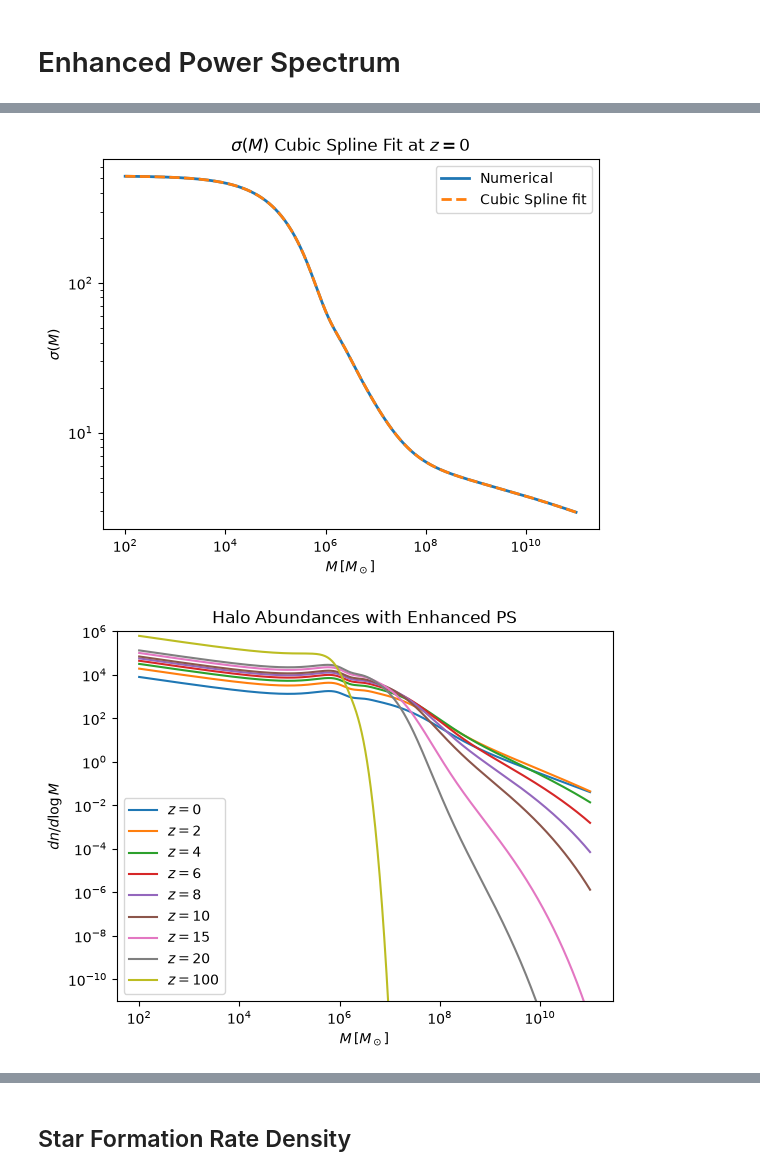
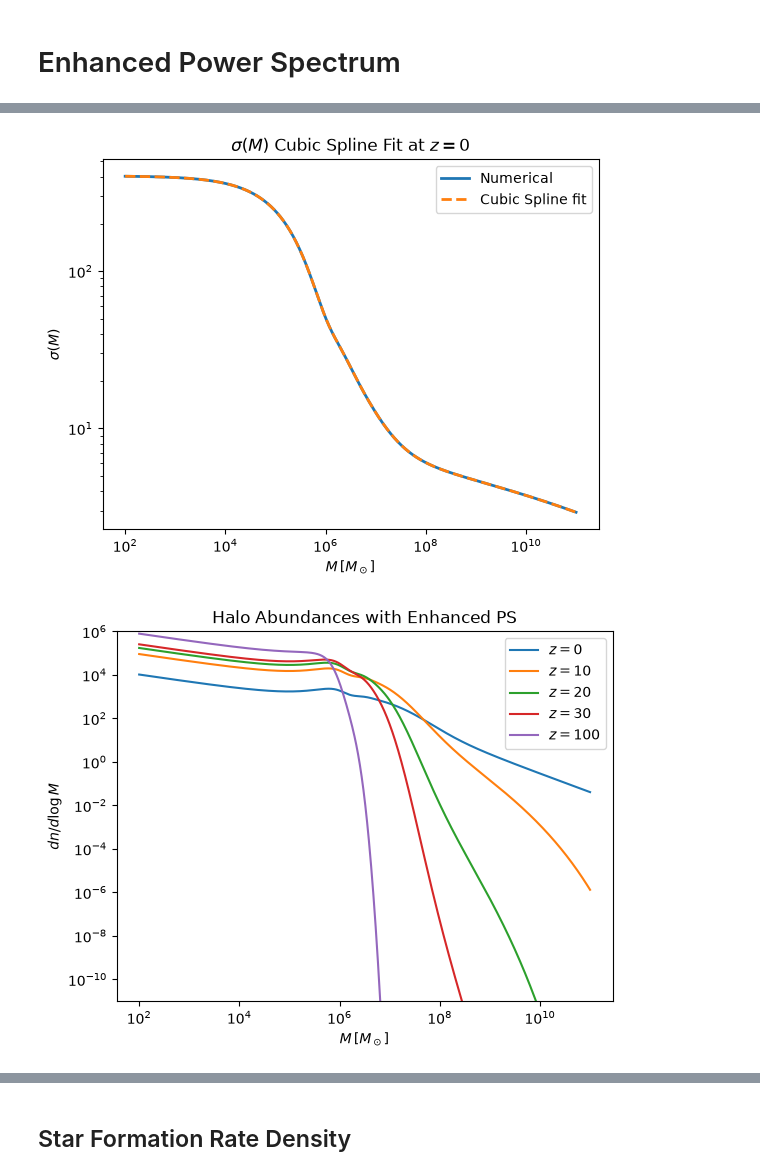
Before and after one commit to Galaxy-Formation-and-IGM/Enhanced-Primordial-Power-Spectrum, a Jupyter notebook: Notebooks/EnhancedPrimordial_PS.ipynb, the cells around one changed output, grey strips where cells are left out. Saved outputs shown, nothing was run; the diff lists cells and outputs as text; code cells hidden in the pictures.

```diff
--- a/Notebooks/EnhancedPrimordial_PS.ipynb
+++ b/Notebooks/EnhancedPrimordial_PS.ipynb
@@ -139,7 +139,7 @@ def Pi_new(k, A_G, k_mean, k_std):
 # %%
 #Gaussian Parameters
 
-A_G_val = 10 ** 4 # Amplitude of the Gaussian
+A_G_val = 6 * 10 ** 3 # Amplitude of the Gaussian
 k_mean_val = np.array([30, 100, 270]) # Mean k around which the Gaussian is centered
 k_std_val = 50 # Spread of the Gaussian
 # %%
@@ -477,7 +473,7 @@ plt.savefig(save_path, dpi=300, bbox_inches="tight")
 
 plt.show()
 # %% [output]
-[figure, old version]
+[figure, new version]
 # %%
 # Defining cubic spline fit as a function
 
@@ -515,7 +511,7 @@ def PS_mass_function_new(M, z): # Returns dn/dlog_10M
         * np.exp(-0.5 * nu**2)
     )
 # %%
-z_vals = [0,2,4,6,8,10,15,20,100]
+z_vals = [0, 10, 20, 30, 100]
 
 for z in z_vals:
 
@@ -529,34 +525,34 @@ for z in z_vals:
         dn,
         label=fr"$z={z}$"
     )
 
 plt.xlabel(r"$M\,[M_\odot]$")
 plt.ylabel(r"$dn/d\log M$")
 
 plt.legend()
 
 plt.ylim(10**(-11), 10**(6))
 
 plt.title(r'Halo Abundances with Enhanced PS')
 
 """
 
 save_dir = "../Figures/Enhanced_Primordial_PS/"
 
 # Create folder if it doesn't exist
 os.makedirs(save_dir, exist_ok=True)
 
 # Full path to output file
 save_path = os.path.join(save_dir, "EnhancedPSHaloAbund.png")
 
 # Save figure
 plt.savefig(save_path, dpi=300, bbox_inches="tight")
 
 """
 
 plt.show()
 # %% [output]
-[figure, old version]
+[figure, new version]
 # %%
 dn_dlog10M_standard = np.array([TS.PS_MassFunc(M, 100) for M in M_range_new])
 dn_dlog10M_enhanced = np.array([PS_mass_function_new(M, 100) for M in M_range_new])
```
Also changed, not shown: parts of 24 cells of this notebook, 28 other files.
